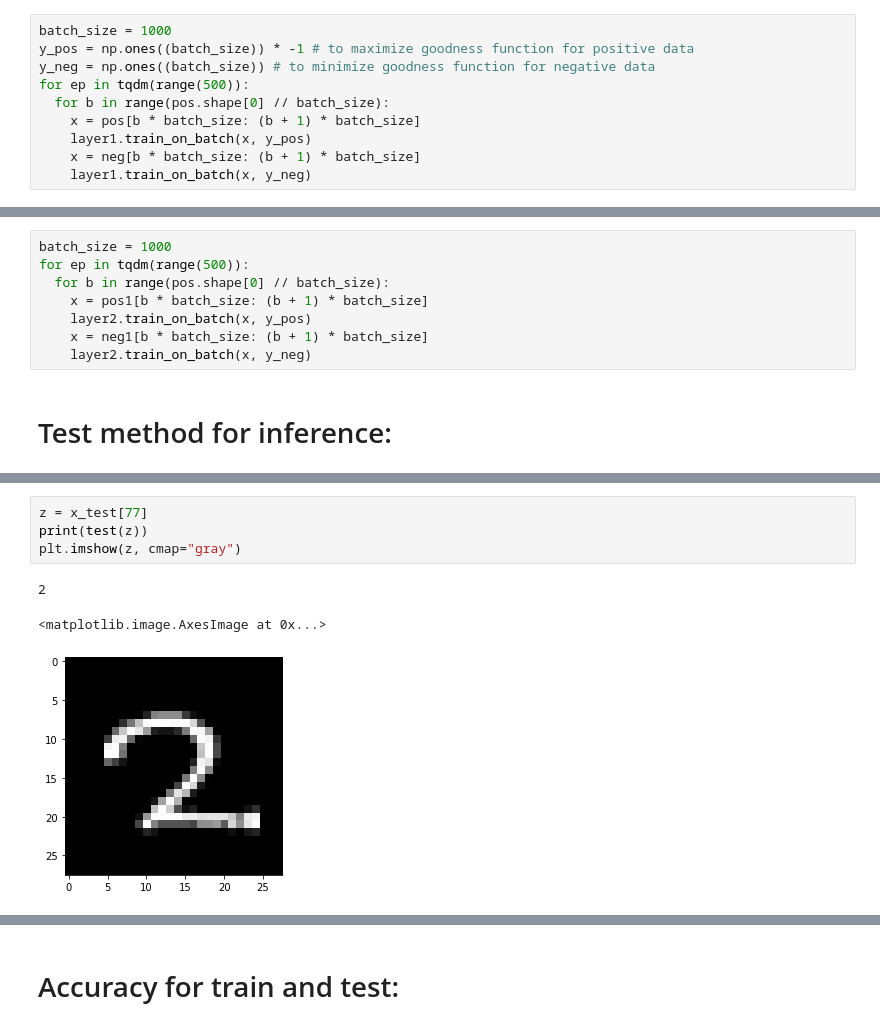
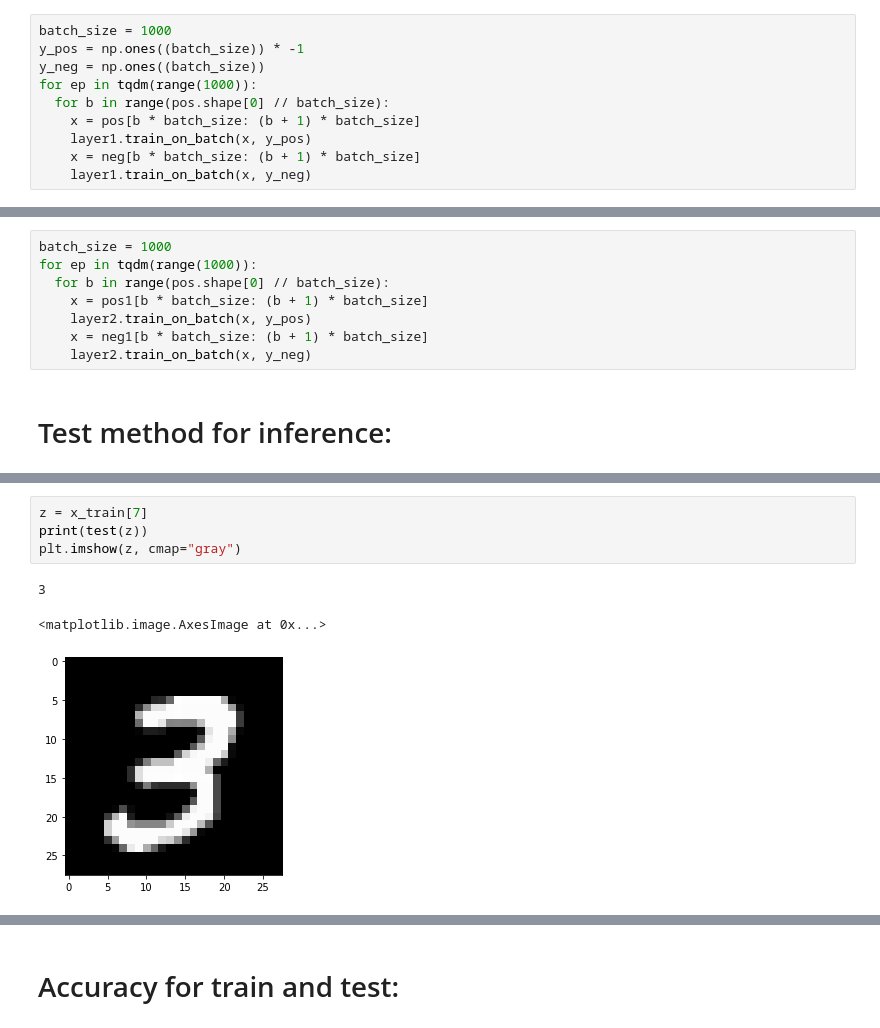
Before and after one commit to amirrezarajabi/Tensorflow-Forward-Forward, a Jupyter notebook: MNIST/Main.ipynb, the cells around one changed output, grey strips where cells are left out. Saved outputs shown, nothing was run; the diff lists cells and outputs as text.

```diff
--- a/Main.ipynb
+++ b/MNIST/Main.ipynb
@@ -100,9 +96,9 @@ from tqdm.auto import tqdm
 # Training layer 1:
 # %%
 batch_size = 1000
-y_pos = np.ones((batch_size)) * -1 # to maximize goodness function for positive data
-y_neg = np.ones((batch_size)) # to minimize goodness function for negative data
-for ep in tqdm(range(500)):
+y_pos = np.ones((batch_size)) * -1
+y_neg = np.ones((batch_size))
+for ep in tqdm(range(1000)):
   for b in range(pos.shape[0] // batch_size):
     x = pos[b * batch_size: (b + 1) * batch_size]
     layer1.train_on_batch(x, y_pos)
@@ -123,6 +119,6 @@ pos1.shape, neg1.shape
 # %%
 batch_size = 1000
-for ep in tqdm(range(500)):
+for ep in tqdm(range(1000)):
   for b in range(pos.shape[0] // batch_size):
     x = pos1[b * batch_size: (b + 1) * batch_size]
     layer2.train_on_batch(x, y_pos)
@@ -158,8 +140,8 @@ def test_batch(z):
 # %%
-z = x_test[77]
+z = x_train[7]
 print(test(z))
 plt.imshow(z, cmap="gray")
 # %% [output]
-2
+3
 <matplotlib.image.AxesImage at 0x...>
-[figure, old version]
+[figure, new version]
```
Also changed, not shown: parts of 18 cells of this notebook.
